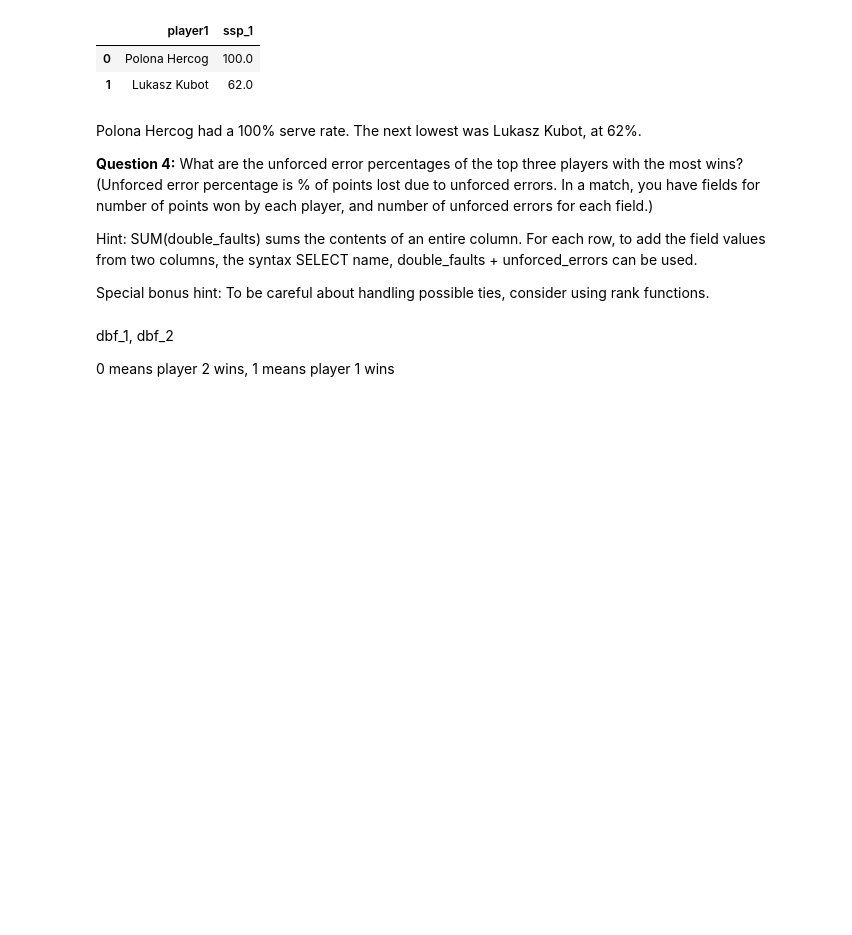
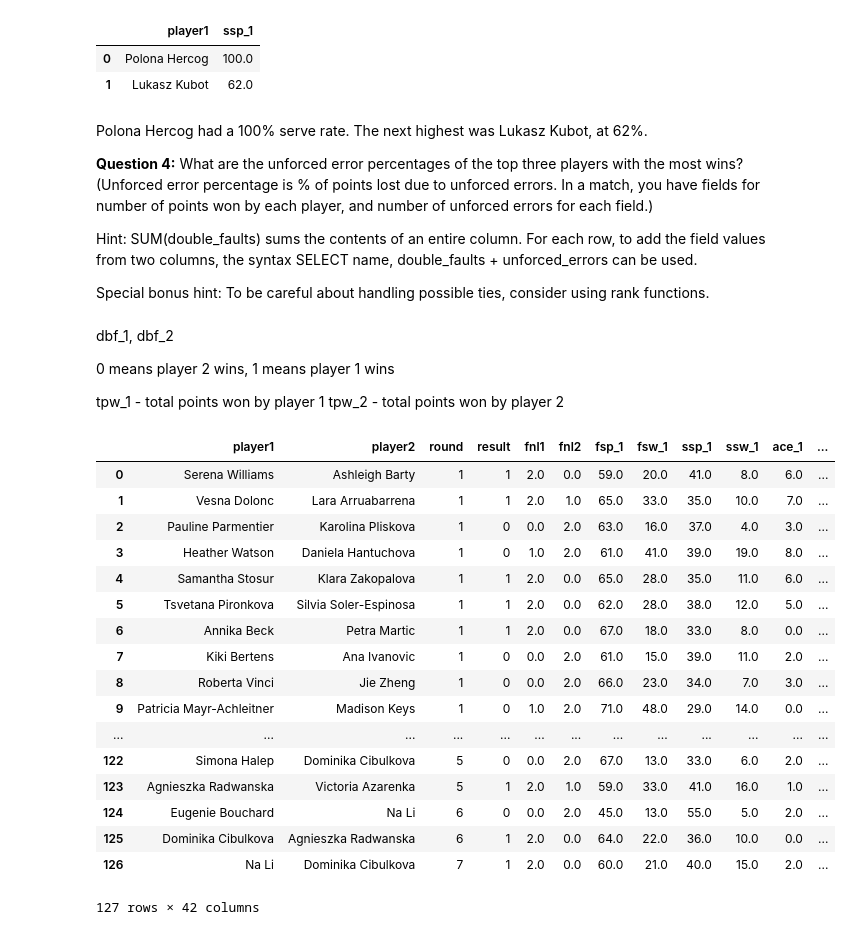
Before and after one commit to luketibbott/SQL, a Jupyter notebook: challenge-4.ipynb, the cells around one changed output. Drawn from its saved outputs; the diff is of its cells as text; code cells hidden in the pictures; blank space fills up the shorter version.

```diff
--- a/challenge-4.ipynb
+++ b/challenge-4.ipynb
@@ -798,7 +798,7 @@ pd.read_sql_query('''
 | 0 | Polona Hercog | 100.0 |
 | 1 | Lukasz Kubot | 62.0 |
 # %% [markdown]
-Polona Hercog had a 100% serve rate. The next lowest was Lukasz Kubot, at 62%.
+Polona Hercog had a 100% serve rate. The next highest was Lukasz Kubot, at 62%.
 
 **Question 4:** What are the unforced error percentages of the top three players with the most wins? (Unforced error percentage is % of points lost due to unforced errors. In a match, you have fields for number of points won by each player, and number of unforced errors for each field.)
 
@@ -809,3 +809,6 @@ Special bonus hint: To be careful about handling possible ties, consider using r
 dbf_1, dbf_2
 
 0 means player 2 wins, 1 means player 1 wins
+
+tpw_1 - total points won by player 1
+tpw_2 - total points won by player 2
@@ -812,3 +817,27 @@ dbf_1, dbf_2
+# %%
+pd.read_sql_query('''
+                    SELECT *
+                    FROM aus_ladies_2013;
+                  ''', cnx)
+# %% [output]
+|  | player1 | player2 | round | result | fnl1 | fnl2 | fsp_1 | fsw_1 | ssp_1 | ssw_1 | ace_1 | ... |
+| 0 | Serena Williams | Ashleigh Barty | 1 | 1 | 2.0 | 0.0 | 59.0 | 20.0 | 41.0 | 8.0 | 6.0 | ... |
+| 1 | Vesna Dolonc | Lara Arruabarrena | 1 | 1 | 2.0 | 1.0 | 65.0 | 33.0 | 35.0 | 10.0 | 7.0 | ... |
+| 2 | Pauline Parmentier | Karolina Pliskova | 1 | 0 | 0.0 | 2.0 | 63.0 | 16.0 | 37.0 | 4.0 | 3.0 | ... |
+| 3 | Heather Watson | Daniela Hantuchova | 1 | 0 | 1.0 | 2.0 | 61.0 | 41.0 | 39.0 | 19.0 | 8.0 | ... |
+| 4 | Samantha Stosur | Klara Zakopalova | 1 | 1 | 2.0 | 0.0 | 65.0 | 28.0 | 35.0 | 11.0 | 6.0 | ... |
+| 5 | Tsvetana Pironkova | Silvia Soler-Espinosa | 1 | 1 | 2.0 | 0.0 | 62.0 | 28.0 | 38.0 | 12.0 | 5.0 | ... |
+| 6 | Annika Beck | Petra Martic | 1 | 1 | 2.0 | 0.0 | 67.0 | 18.0 | 33.0 | 8.0 | 0.0 | ... |
+| 7 | Kiki Bertens | Ana Ivanovic | 1 | 0 | 0.0 | 2.0 | 61.0 | 15.0 | 39.0 | 11.0 | 2.0 | ... |
+| 8 | Roberta Vinci | Jie Zheng | 1 | 0 | 0.0 | 2.0 | 66.0 | 23.0 | 34.0 | 7.0 | 3.0 | ... |
+| 9 | Patricia Mayr-Achleitner | Madison Keys | 1 | 0 | 1.0 | 2.0 | 71.0 | 48.0 | 29.0 | 14.0 | 0.0 | ... |
+| ... | ... | ... | ... | ... | ... | ... | ... | ... | ... | ... | ... | ... |
+| 122 | Simona Halep | Dominika Cibulkova | 5 | 0 | 0.0 | 2.0 | 67.0 | 13.0 | 33.0 | 6.0 | 2.0 | ... |
+| 123 | Agnieszka Radwanska | Victoria Azarenka | 5 | 1 | 2.0 | 1.0 | 59.0 | 33.0 | 41.0 | 16.0 | 1.0 | ... |
+| 124 | Eugenie Bouchard | Na Li | 6 | 0 | 0.0 | 2.0 | 45.0 | 13.0 | 55.0 | 5.0 | 2.0 | ... |
+| 125 | Dominika Cibulkova | Agnieszka Radwanska | 6 | 1 | 2.0 | 0.0 | 64.0 | 22.0 | 36.0 | 10.0 | 0.0 | ... |
+| 126 | Na Li | Dominika Cibulkova | 7 | 1 | 2.0 | 0.0 | 60.0 | 21.0 | 40.0 | 15.0 | 2.0 | ... |
+127 rows × 42 columns
 # %%
 pd.read_sql_query('''
 
```
Also changed, not shown: parts of 6 cells of this notebook.
